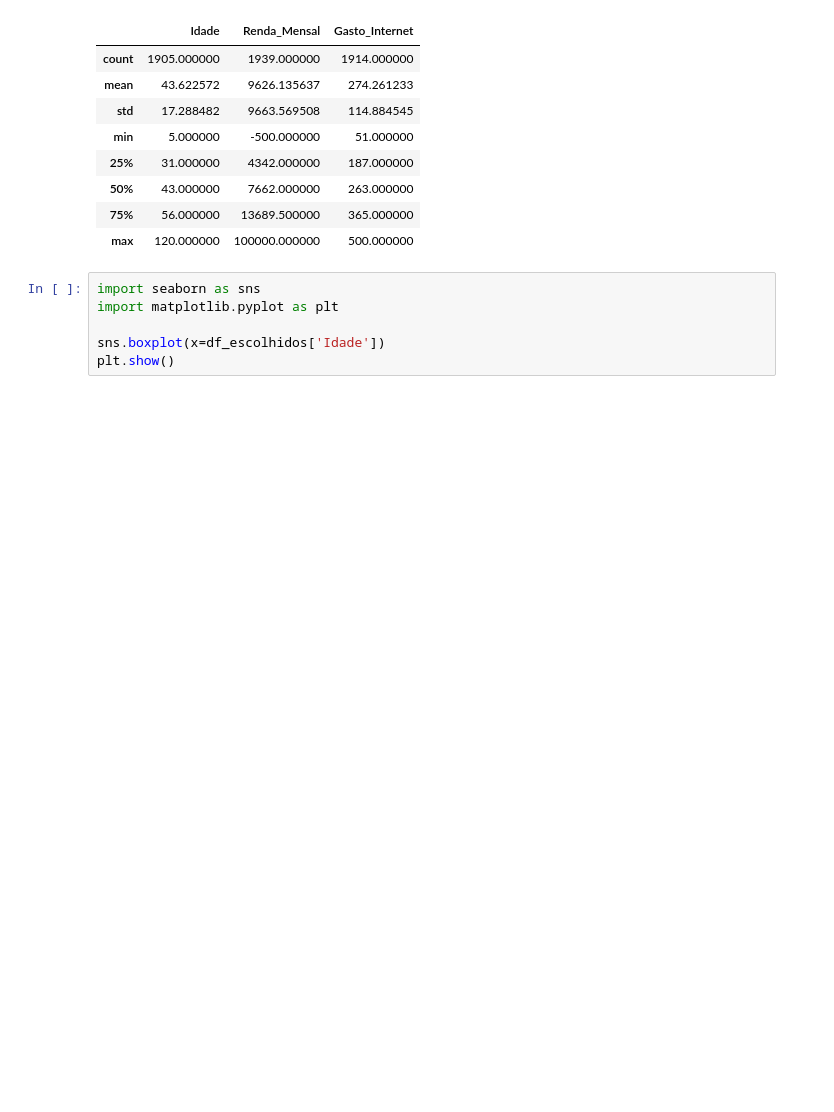
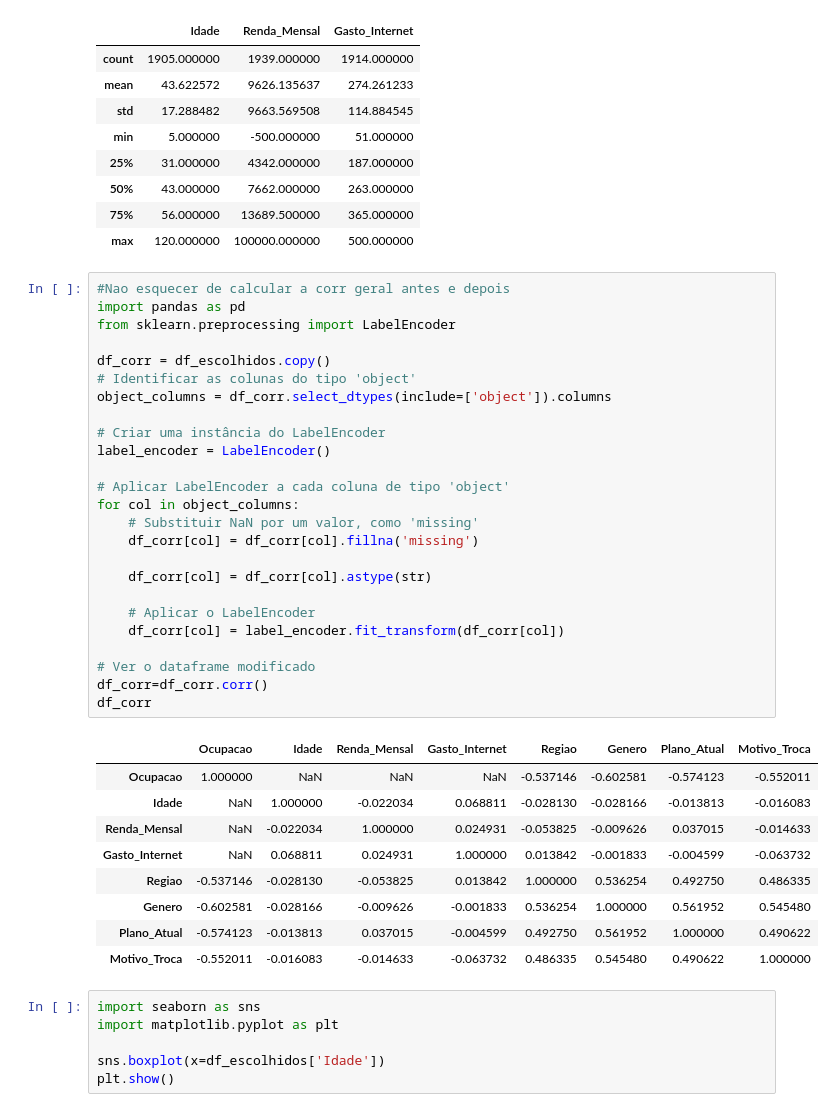
Before and after one commit to Joao-Gabriel05/Telecconect_analysis, a Jupyter notebook: limpeza_de_dados.ipynb, the cells around one changed output. Saved outputs shown, nothing was run; the diff lists cells and outputs as text; blank space fills up the shorter version.

```diff
--- a/limpeza_de_dados.ipynb
+++ b/limpeza_de_dados.ipynb
@@ -153,6 +110,41 @@ df_escolhidos.describe()
 | 50% | 43.000000 | 7662.000000 | 263.000000 |
 | 75% | 56.000000 | 13689.500000 | 365.000000 |
 | max | 120.000000 | 100000.000000 | 500.000000 |
+# %%
+#Nao esquecer de calcular a corr geral antes e depois
+import pandas as pd
+from sklearn.preprocessing import LabelEncoder
+
+df_corr = df_escolhidos.copy()
+# Identificar as colunas do tipo 'object'
+object_columns = df_corr.select_dtypes(include=['object']).columns
+
+# Criar uma instância do LabelEncoder
+label_encoder = LabelEncoder()
+
+# Aplicar LabelEncoder a cada coluna de tipo 'object'
+for col in object_columns:
+    # Substituir NaN por um valor, como 'missing'
+    df_corr[col] = df_corr[col].fillna('missing')
+
+    df_corr[col] = df_corr[col].astype(str)
+
+    # Aplicar o LabelEncoder
+    df_corr[col] = label_encoder.fit_transform(df_corr[col])
+
+# Ver o dataframe modificado
+df_corr=df_corr.corr()
+df_corr
+# %% [output]
+|  | Ocupacao | Idade | Renda_Mensal | Gasto_Internet | Regiao | Genero | Plano_Atual | Motivo_Troca |
+| Ocupacao | 1.000000 | NaN | NaN | NaN | -0.537146 | -0.602581 | -0.574123 | -0.552011 |
+| Idade | NaN | 1.000000 | -0.022034 | 0.068811 | -0.028130 | -0.028166 | -0.013813 | -0.016083 |
+| Renda_Mensal | NaN | -0.022034 | 1.000000 | 0.024931 | -0.053825 | -0.009626 | 0.037015 | -0.014633 |
+| Gasto_Internet | NaN | 0.068811 | 0.024931 | 1.000000 | 0.013842 | -0.001833 | -0.004599 | -0.063732 |
+| Regiao | -0.537146 | -0.028130 | -0.053825 | 0.013842 | 1.000000 | 0.536254 | 0.492750 | 0.486335 |
+| Genero | -0.602581 | -0.028166 | -0.009626 | -0.001833 | 0.536254 | 1.000000 | 0.561952 | 0.545480 |
+| Plano_Atual | -0.574123 | -0.013813 | 0.037015 | -0.004599 | 0.492750 | 0.561952 | 1.000000 | 0.490622 |
+| Motivo_Troca | -0.552011 | -0.016083 | -0.014633 | -0.063732 | 0.486335 | 0.545480 | 0.490622 | 1.000000 |
 # %%
 import seaborn as sns
 import matplotlib.pyplot as plt
```
Also changed, not shown: parts of 1 cell of this notebook.
